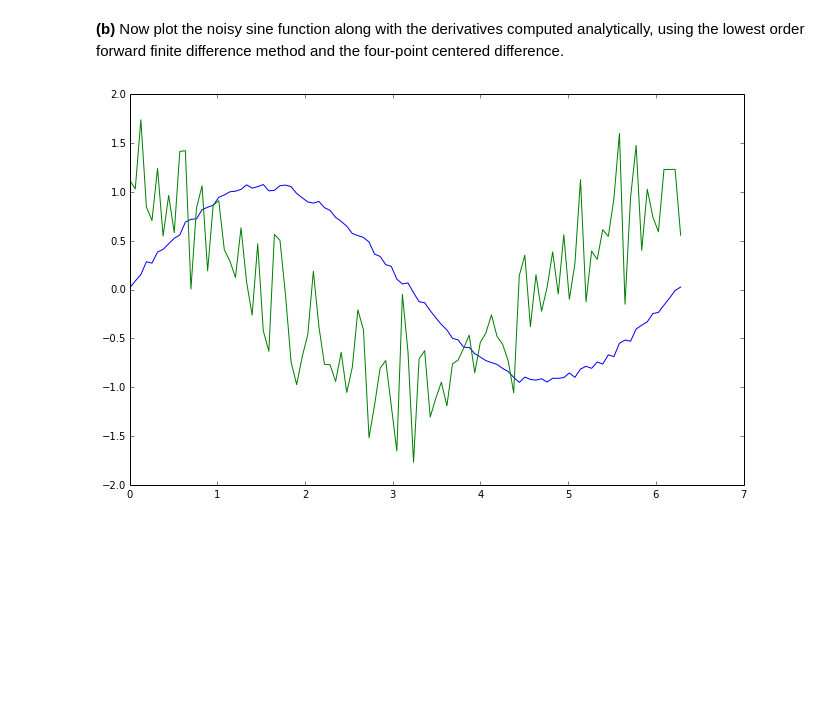
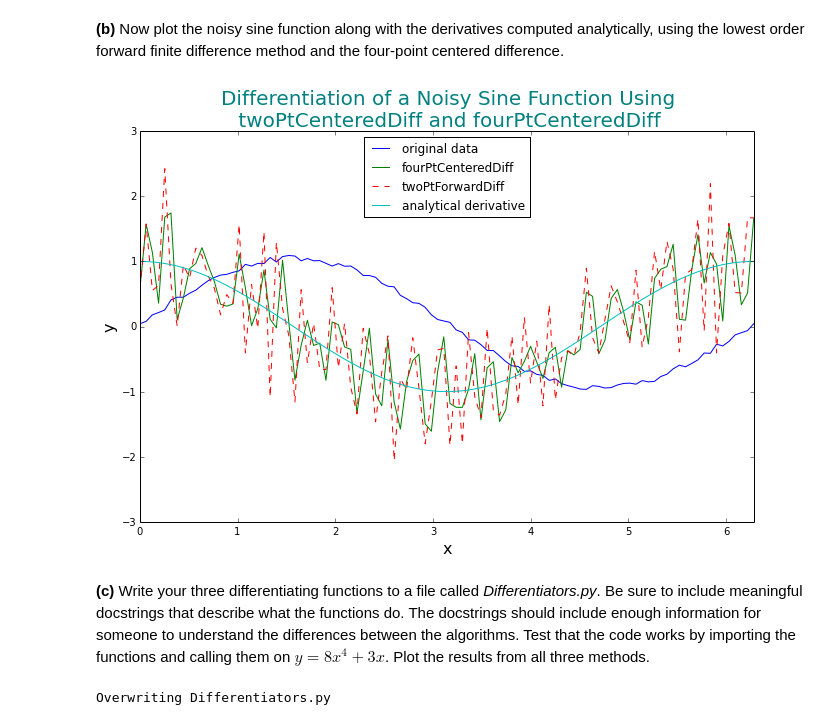
Before and after one commit to pnguye41/PHYS202-S14, a Jupyter notebook: SciPy/DifferentiationExercises.ipynb, the cells around one changed output. Drawn from its saved outputs; the diff is of its cells as text; code cells hidden in the pictures; blank space fills up the shorter version.

Commit message:
modified DifferentiationExercises, created ProjectEuler19 and Differentiators.py

```diff
--- a/SciPy/DifferentiationExercises.ipynb
+++ b/SciPy/DifferentiationExercises.ipynb
@@ -28,12 +28,18 @@ Populating the interactive namespace from numpy and matplotlib
         return dydx
 # %%
 def twoPtForwardDiff(x,y):
+    """Performs a forward differention on y with respect to x.
+    Uses np.diff to forward differentiate points in [0:-1].
+    Fills in dy/dx for last y(x) value manually."""
     #specify the size of dy ahead because diff returns an array of n-1 elements
     dydx = np.zeros(y.shape,float) #we know it will be this size
     dydx[0:-1] = np.diff(y)/np.diff(x)
     dydx[-1] = (y[-1] - y[-2])/(x[-1] - x[-2])
     return dydx
 def twoPtCenteredDiff(x,y):
+    """Performs a centered differentiation on y with respect to x.
+    Uses center differentiation formula on points in [1:-1].
+    Fills in dy/dx for first and last values manually."""
     #calculate dydx by center differencing using array slices
     dydx = np.zeros(y.shape,float) #we know it will be this size
     dydx[1:-1] = (y[2:] - y[:-2])/(x[2:] - x[:-2]) #center difference
@@ -133,6 +139,9 @@ dydx[i]≃\frac{y[i−2]−8y[i−1]+8y[i+1]−y[i+2]}{12h}
 where $h$ is the spacing between points on the x axis (assumed to be equal). This comes from keeping higher order terms from the Taylor expansion used to define the derivative. This method can be used to obtain $dydx[2:-2]$. In order to calculate values for $dydx[0]$, $dydx[1]$, $dydx[-1]$ and $dydx[-2]$ you must use the lowest order finite difference method (like the ones you defined in your twoPtForwardDiff(x,y) and twoPtCenteredDiff(x,y) functions). Create another function, fourPtCenteredDiff(x,y), that computes the derivative using the higher order method above. Test that it works for $y=8x^4+3x$ and plot the relative error from the analytical result.
 # %%
 def fourPtCenteredDiff(x,y):
+    """Performs a four-point centered differentiaton on y with respect to x.
+    Uses four-point center differentiation method on x,y values in [2:-2].
+    Fills in dy/dx manually for first, second, second-to-last, and last values."""
     #calculate dydx by center differencing using array slices
     dydx = np.zeros(y.shape,float) #we know it will be this size
     dydx[2:-2] = (y[0:-4] -8*y[1:-3] + 8*y[3:-1] - y[4:])/(12*(x[2:-2] - x[1:-3])) #center difference
@@ -169,11 +178,60 @@ plt.show()
 [figure]
 # %% [markdown]
 **(b)** Now plot the noisy sine function along with the derivatives computed analytically, using the lowest order forward finite difference method and the four-point centered difference.
-# %%
-plt.figure(figsize=(11,7))
-plt.plot(x1,y1)
-plt.plot(x1,fourPtCenteredDiff(x1,y1))
-
-plt.show()
-# %% [output]
-[figure, removed]
+# %%
+plt.figure(figsize=(11,7))
+plt.plot(x1,y1,label='original data')
+plt.plot(x1,fourPtCenteredDiff(x1,y1),label='fourPtCenteredDiff')
+plt.plot(x1,twoPtForwardDiff(x1,y1),label='twoPtForwardDiff',ls='--')
+plt.plot(x1,np.cos(x1),label='analytical derivative')
+plt.xlim(0,2*np.pi)
+plt.title('Differentiation of a Noisy Sine Function Using\n twoPtCenteredDiff and fourPtCenteredDiff',color='teal',fontsize=20)
+plt.xlabel('x',fontsize=16)
+plt.ylabel('y',fontsize=16)
+plt.legend(loc='upper center')
+
+plt.show()
+# %% [output]
+[figure, added]
+# %% [markdown]
+**(c)** Write your three differentiating functions to a file called *Differentiators.py*. Be sure to include meaningful docstrings that describe what the functions do. The docstrings should include enough information for someone to understand the differences between the algorithms. Test that the code works by importing the functions and calling them on $y=8x^4+3x$. Plot the results from all three methods.
+# %%
+%%file Differentiators.py
+
+import numpy as np
+
+def twoPtForwardDiff(x,y):
+    """Performs a forward differention on y with respect to x.
+    Uses np.diff to forward differentiate points in [0:-1].
+    Fills in dy/dx for last y(x) value manually."""
+    #specify the size of dy ahead because diff returns an array of n-1 elements
+    dydx = np.zeros(y.shape,float) #we know it will be this size
+    dydx[0:-1] = np.diff(y)/np.diff(x)
+    dydx[-1] = (y[-1] - y[-2])/(x[-1] - x[-2])
+    return dydx
+
+def twoPtCenteredDiff(x,y):
+    """Performs a centered differentiation on y with respect to x.
+    Uses center differentiation formula on points in [1:-1].
+    Fills in dy/dx for first and last values manually."""
+    #calculate dydx by center differencing using array slices
+    dydx = np.zeros(y.shape,float) #we know it will be this size
+    dydx[1:-1] = (y[2:] - y[:-2])/(x[2:] - x[:-2]) #center difference
+    dydx[0] = (y[1]-y[0])/(x[1]-x[0]) #forward difference
+    dydx[-1] = (y[-1] - y[-2])/(x[-1] - x[-2]) #backward difference
+    return dydx
+
+def fourPtCenteredDiff(x,y):
+    """Performs a four-point centered differentiaton on y with respect to x.
+    Uses four-point center differentiation method on x,y values in [2:-2].
+    Fills in dy/dx manually for first, second, second-to-last, and last values."""
+    #calculate dydx by center differencing using array slices
+    dydx = np.zeros(y.shape,float) #we know it will be this size
+    dydx[2:-2] = (y[0:-4] -8*y[1:-3] + 8*y[3:-1] - y[4:])/(12*(x[2:-2] - x[1:-3])) #center difference
+    dydx[0] = (y[1]-y[0])/(x[1]-x[0]) #forward difference
+    dydx[1] = (y[2]-y[1])/(x[2]-x[1])
+    dydx[-1] = (y[-1] - y[-2])/(x[-1] - x[-2]) #backward difference
+    dydx[-2] = (y[-2] - y[-3])/(x[-2] - x[-3])
+    return dydx
+# %% [output]
+Overwriting Differentiators.py
```
Also changed, not shown: parts of 4 cells of this notebook, 2 other files.
